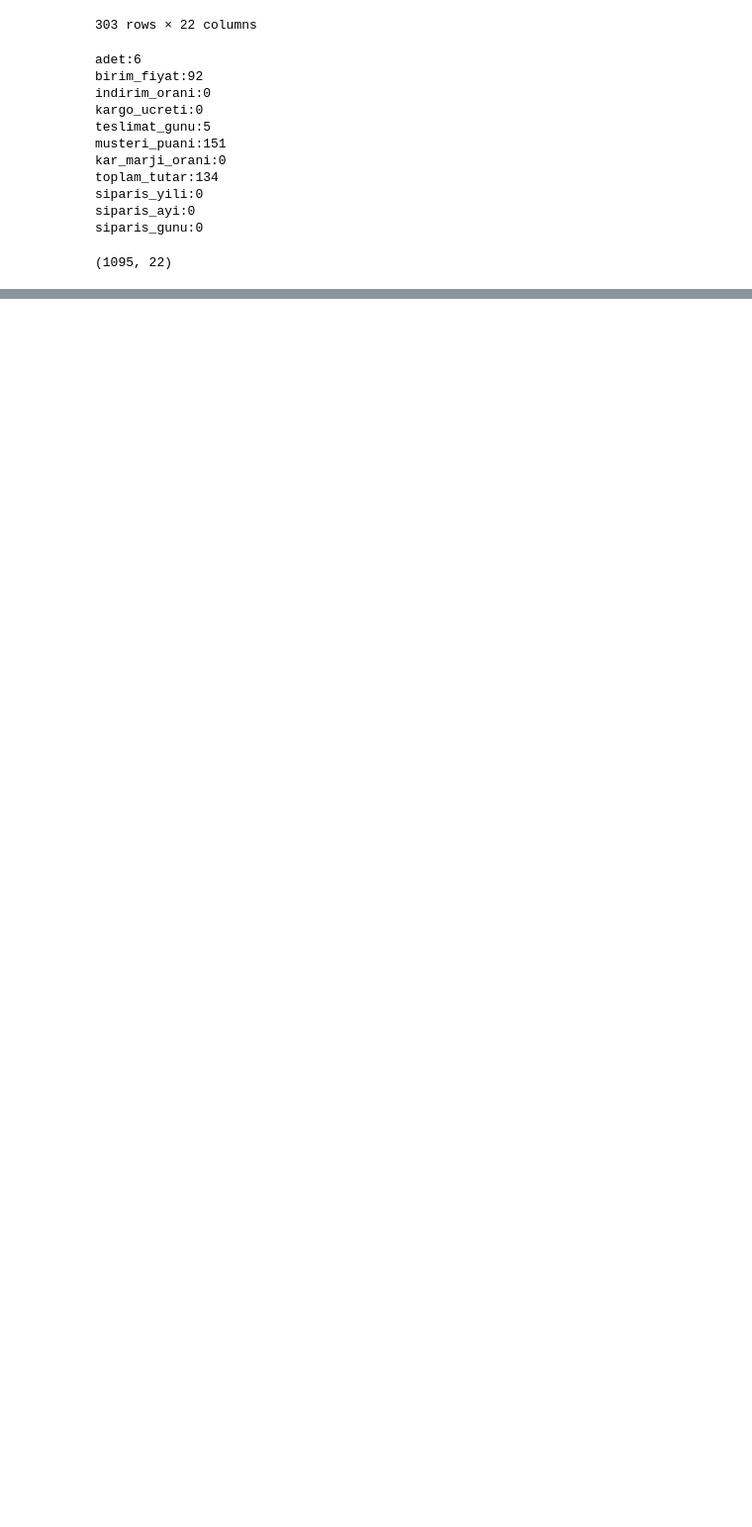
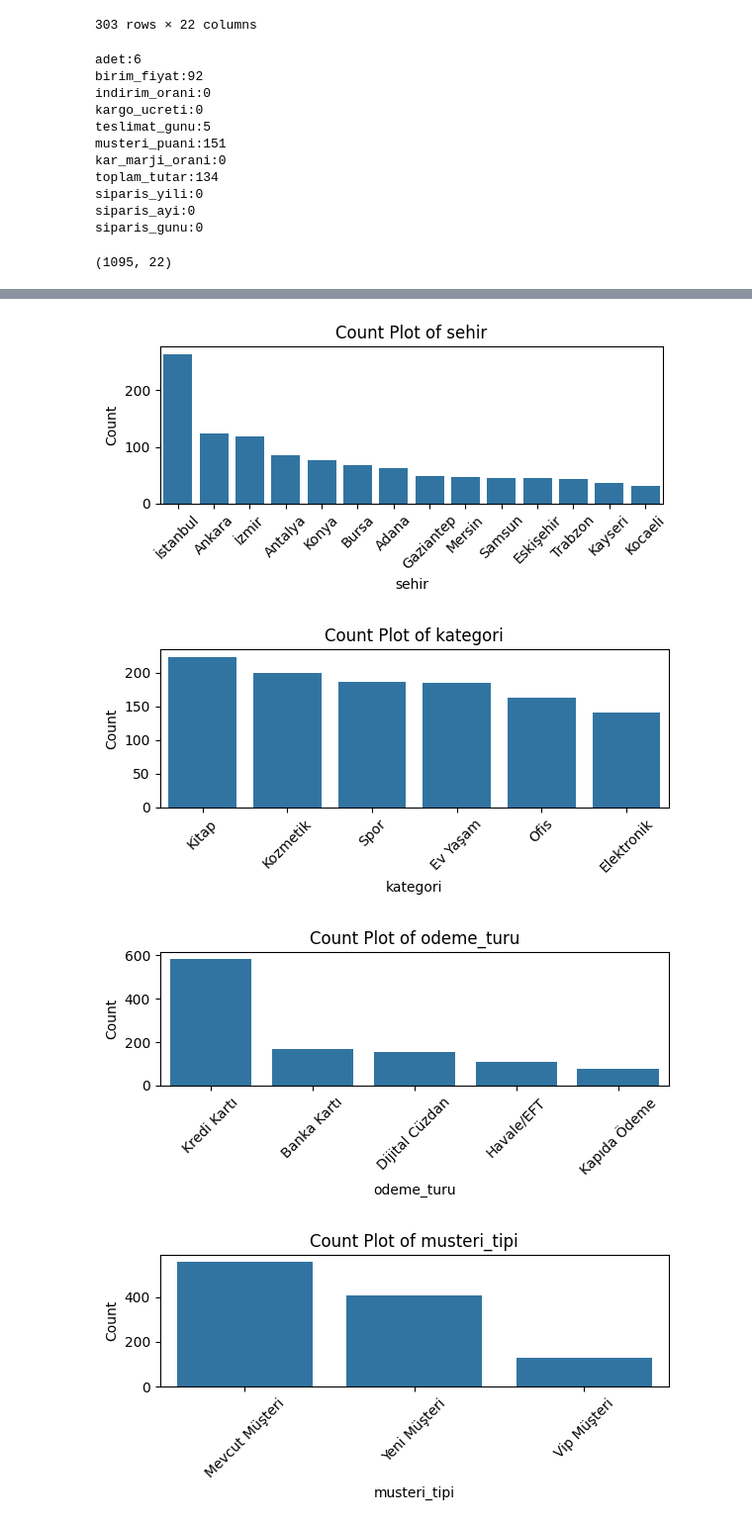
Before and after one commit to YunusEmre214/Data_Science_Colab, a Jupyter notebook: Data_Science.ipynb, the cells around one changed output, grey strips where cells are left out. Shown at 99% size. Drawn from its saved outputs; the diff is of its cells as text; code cells hidden in the pictures; blank space fills up the shorter version.

```diff
--- a/Data_Science.ipynb
+++ b/Data_Science.ipynb
@@ -871,0 +933,5 @@ df_clean.to_csv("e_ticaret_veri_seti_aykiri_degerler_temizlendi.csv")
+# %%
+#52.Her kategorik sütun için oran analizi yapma
+for column in categorical_column:
+  print((df[column].value_counts(normalize=True)*100).round(2))
+  print()
@@ -871,0 +956,5 @@ df_clean.to_csv("e_ticaret_veri_seti_aykiri_degerler_temizlendi.csv")
+# %%
+#53.En sık görülen kategorileri incele
+for column in categorical_column:
+  print(df[column].value_counts().head())
+  print()
@@ -871,0 +979,5 @@ df_clean.to_csv("e_ticaret_veri_seti_aykiri_degerler_temizlendi.csv")
+# %%
+#53.En az görülen kategorileri incele
+for column in categorical_column:
+  print(df[column].value_counts().tail())
+  print()
@@ -871,0 +1002,11 @@ df_clean.to_csv("e_ticaret_veri_seti_aykiri_degerler_temizlendi.csv")
+# %%
+#54.Belirli sütunlar üzerinde detaylı kategorik analiz
+detayli_analiz_sutunları=["sehir","kategori","odeme_turu","musteri_tipi"]
+for column in detayli_analiz_sutunları:
+  if column in df.columns:
+    print("Frekanslar:")
+    print(df[column].value_counts())
+    print()
+    print("Oranlar:")
+    print((df[column].value_counts(normalize=True)*100).round(2))
+    print()
@@ -871,0 +1031,17 @@ df_clean.to_csv("e_ticaret_veri_seti_aykiri_degerler_temizlendi.csv")
+# %%
+#55.Belirli sütunlar için count plot çizdirme
+for column in detayli_analiz_sutunları:
+  if column in df.columns:
+    plt.figure(figsize=(6,3))
+    sns.countplot(data=df,x=column,order=df[column].value_counts().index)
+    plt.title(f"Count Plot of {column}")
+    plt.xlabel(column)
+    plt.ylabel("Count")
+    plt.xticks(rotation=45)
+    plt.tight_layout()
+    plt.show()
+# %% [output]
+[figure, added]
+[figure, added]
+[figure, added]
+[figure, added]
```
Also changed, not shown: parts of 21 cells of this notebook.
